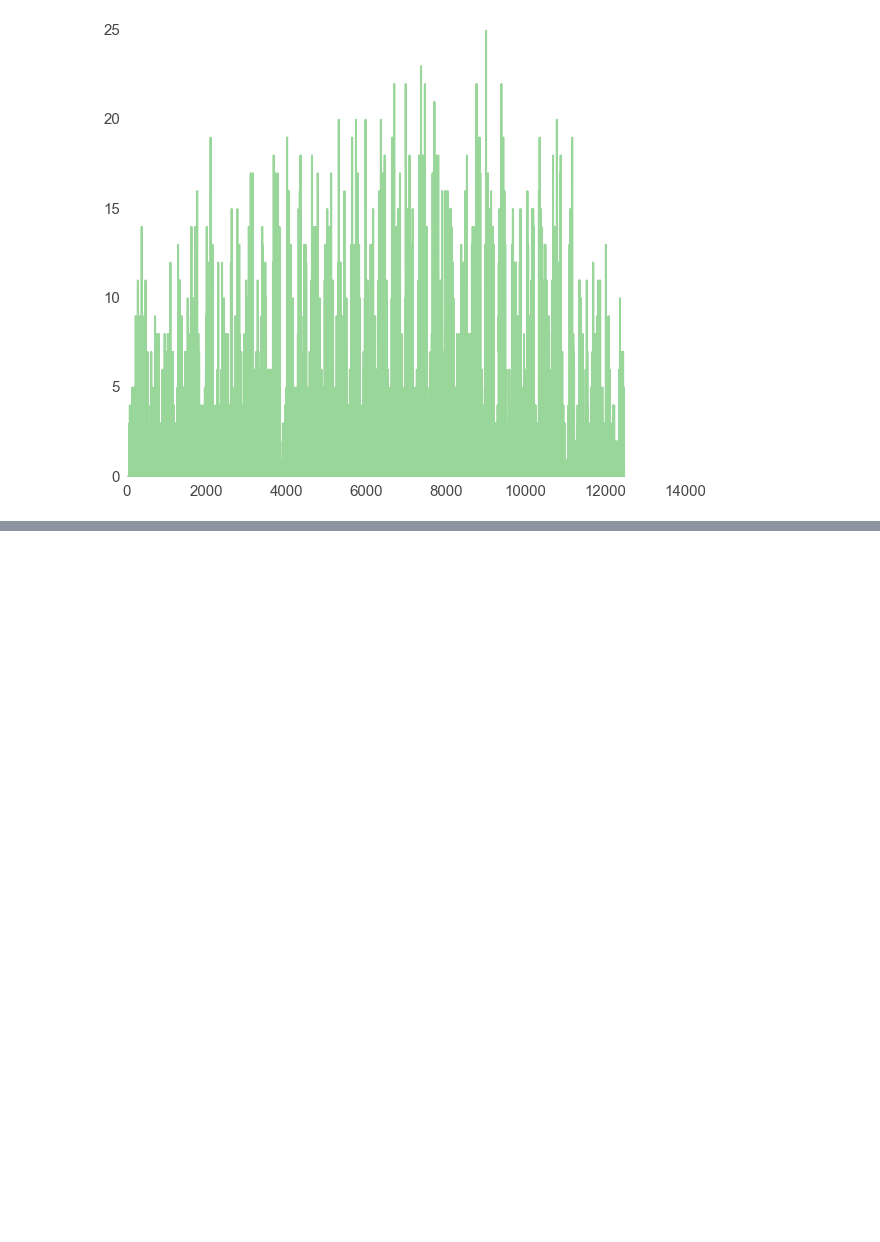
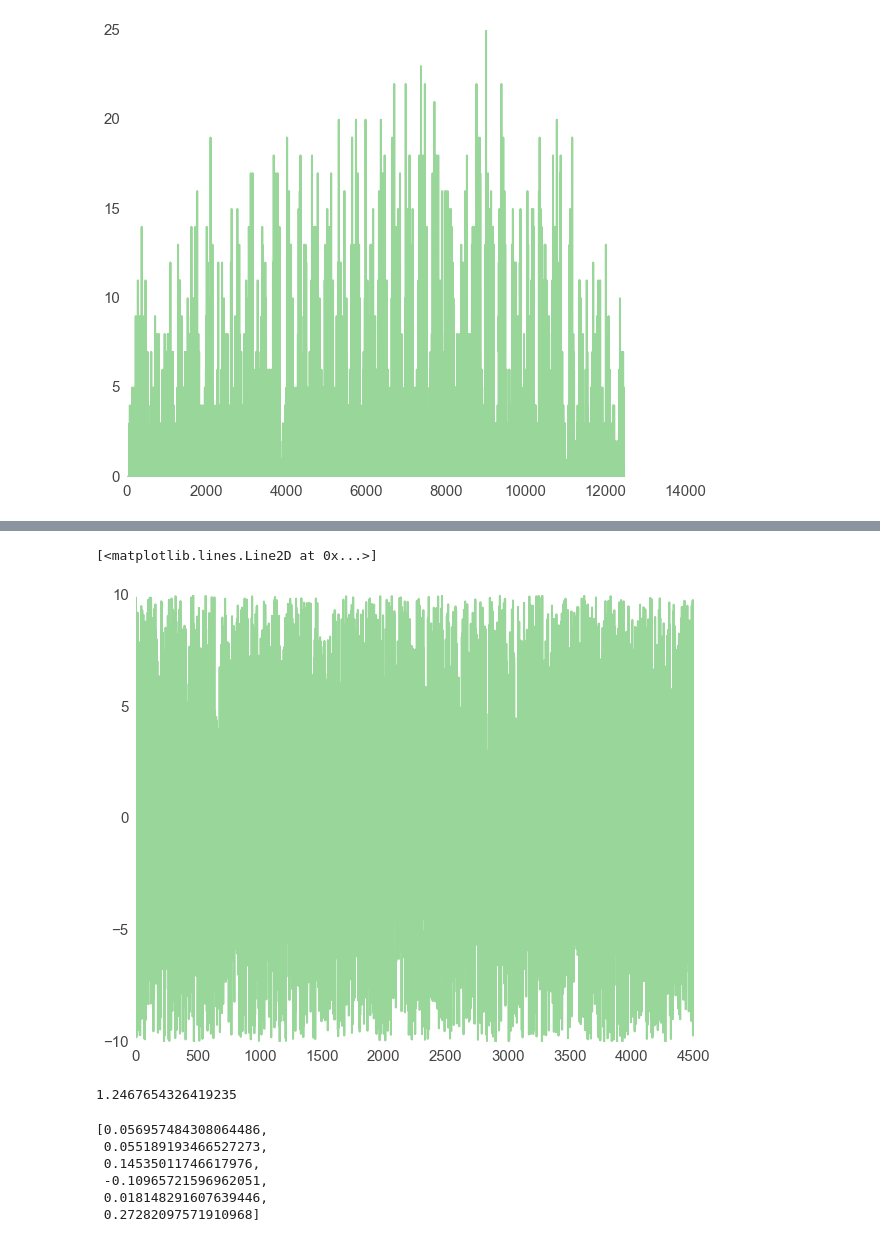
Before and after one commit to am207Hubway/final_project, a Jupyter notebook: Time Series.ipynb, the cells around one changed output, grey strips where cells are left out. Drawn from its saved outputs; the diff is of its cells as text; code cells hidden in the pictures; blank space fills up the shorter version.

```diff
--- a/Time Series.ipynb
+++ b/Time Series.ipynb
@@ -187,0 +146,30 @@ mcmc.sample(iter=5000,burn=500)
+# %%
+####
+
+plt.plot(alphas[0].trace())
+
+####
+# %% [output]
+[<matplotlib.lines.Line2D at 0x...>]
+[figure, added]
+# %%
+mcmc_sigma_squared = np.mean(sigma_squared.trace())
+mcmc_sigma_squared
+
+####
+# %% [output]
+1.2467654326419235
+# %%
+
+# Infer alpha
+mcmc_alphas = [np.mean(alphas[i].trace()) for i in xrange(6)]
+mcmc_alphas
+
+####
+# %% [output]
+[0.056957484308064486,
+ 0.055189193466527273,
+ 0.14535011746617976,
+ -0.10965721596962051,
+ 0.018148291607639446,
+ 0.27282097571910968]
```
Also changed, not shown: parts of 10 cells of this notebook, 1 other file.
